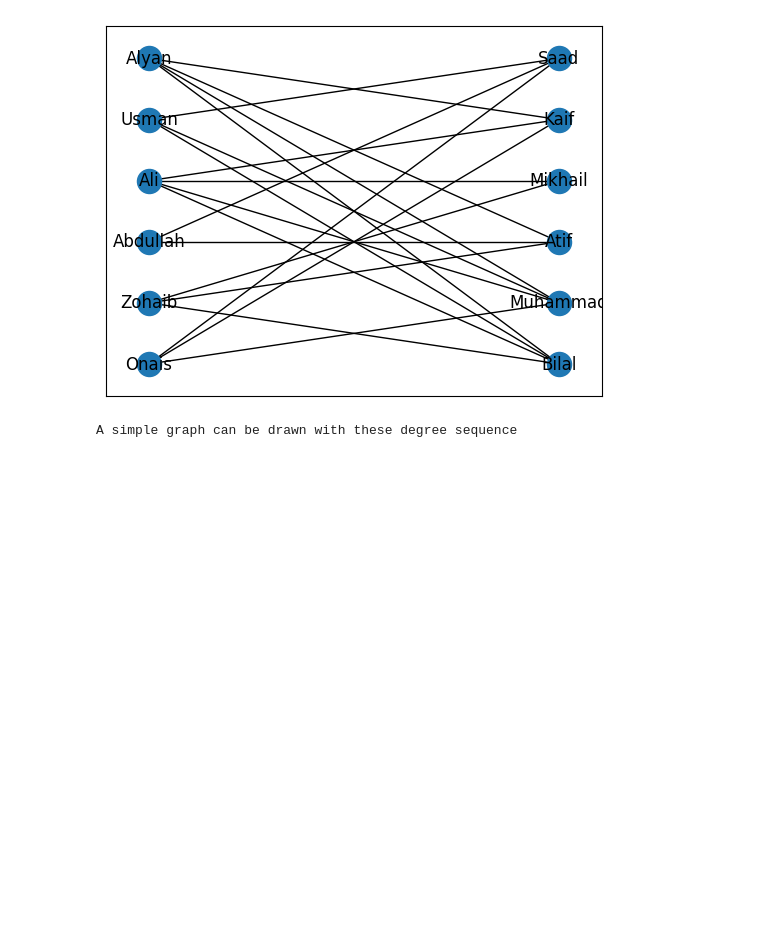
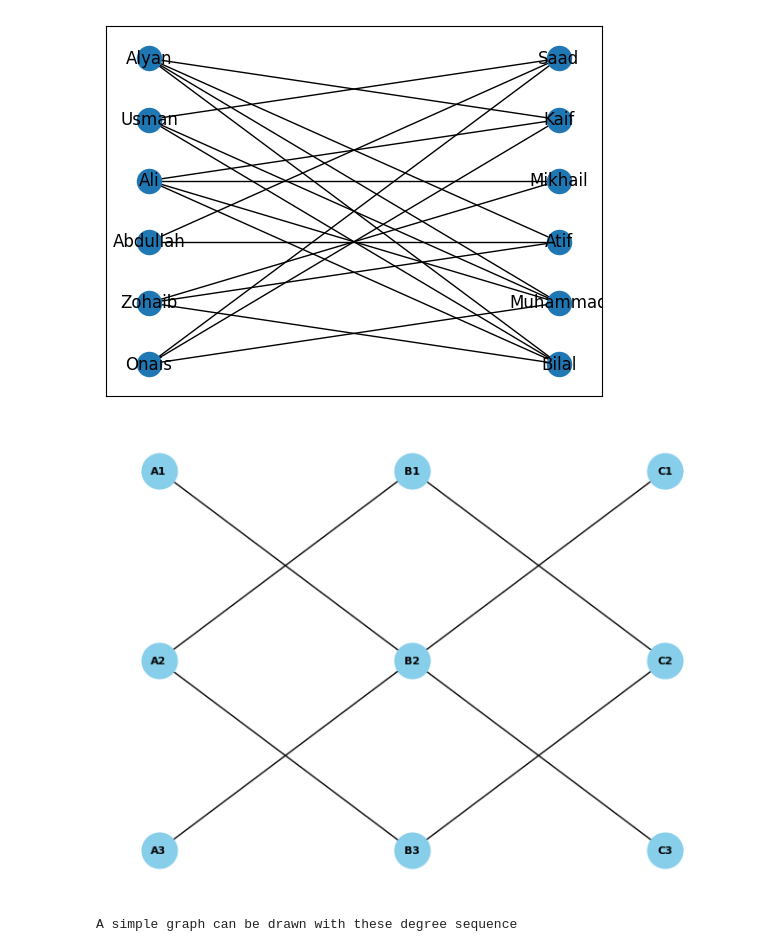
Before and after one commit to onaisali4952/Graph-Theory-Project-Semester-5, a Jupyter notebook: Project_Problem_A.ipynb, the cells around one changed output. Cells and saved outputs as stored; diff of their text form; code cells hidden in the pictures; blank space fills up the shorter version.

Commit message:
Update Project_Problem_A.ipynb
Added code for tripartite graph

```diff
--- a/Project_Problem_A.ipynb
+++ b/Project_Problem_A.ipynb
@@ -87,6 +51,34 @@ ntx.draw_networkx(bpGraph, pos = ntx.drawing.layout.bipartite_layout(bpGraph, ['
 # %% [output]
 Graph is bipartite!
 [figure]
+# %%
+import networkx as ntx
+import matplotlib.pyplot as plt
+
+## Tripartite Graph
+set1 = {'A1', 'A2', 'A3'}
+set2 = {'B1', 'B2', 'B3'}
+set3 = {'C1', 'C2', 'C3'}
+
+G = ntx.Graph()
+
+G.add_nodes_from(set1, bipartite=0)  # 0 represents the first set
+G.add_nodes_from(set2, bipartite=1)  # 1 represents the second set
+G.add_nodes_from(set3, bipartite=2)  # 2 represents the third set
+
+edges = [('A1', 'B2'), ('A2', 'B1'), ('A2', 'B3'), ('A3', 'B2'),
+         ('B1', 'C2'), ('B2', 'C1'), ('B2', 'C3'), ('B3', 'C2')]
+
+G.add_edges_from(edges)
+
+pos = {'A1': (0, 1), 'A2': (0, 0), 'A3': (0, -1),
+       'B1': (1, 1), 'B2': (1, 0), 'B3': (1, -1),
+       'C1': (2, 1), 'C2': (2, 0), 'C3': (2, -1)}
+ntx.draw(G, pos, with_labels=True, font_weight='bold', node_size=700, node_color='skyblue', font_color='black', font_size=8)
+
+plt.show()
+# %% [output]
+[figure, added]
 # %%
 import networkx as ntx
 
```
Also changed, not shown: parts of 4 cells of this notebook.
